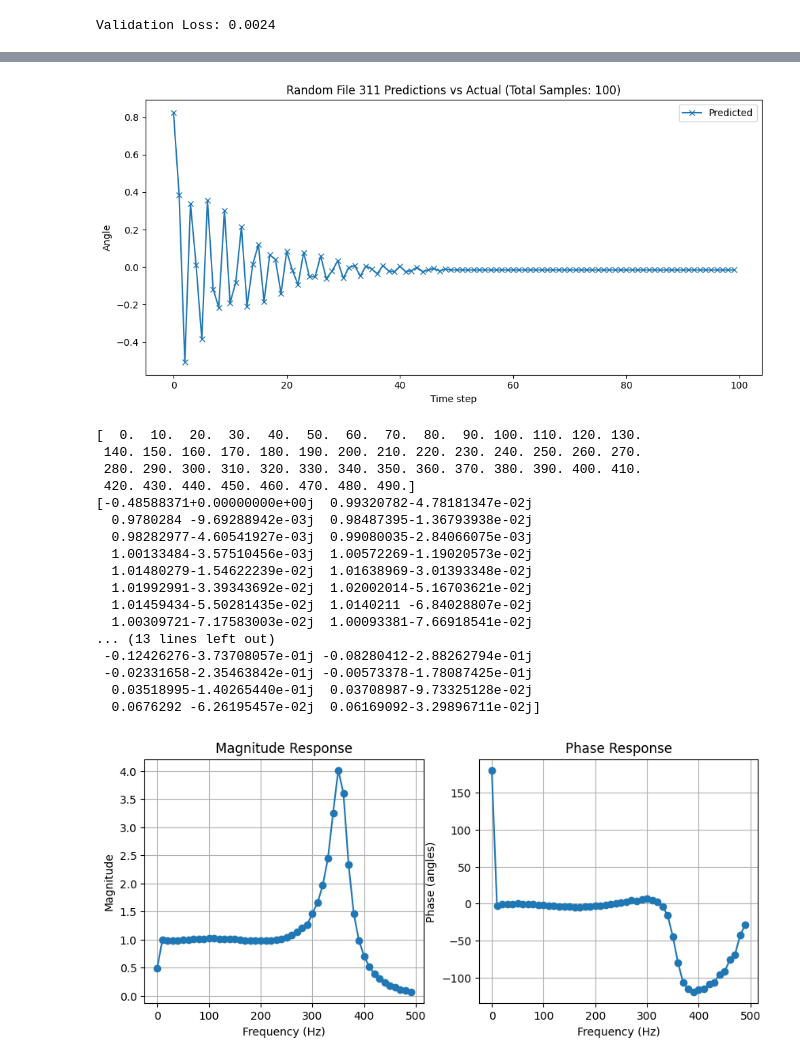
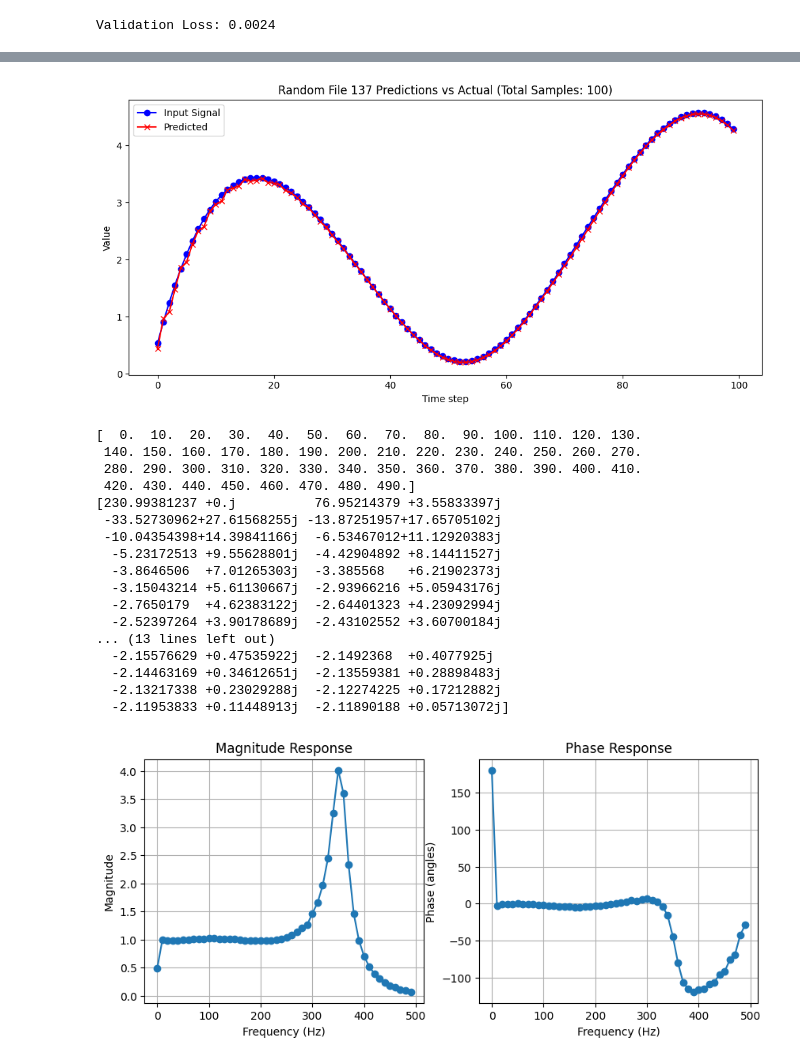
Before and after one commit to lintin528/motor_simulation, a Jupyter notebook: lstm_motorSim.ipynb, the cells around one changed output, grey strips where cells are left out. Drawn from its saved outputs; the diff is of its cells as text; code cells hidden in the pictures.

```diff
--- a/lstm_motorSim.ipynb
+++ b/lstm_motorSim.ipynb
@@ -345,60 +388,62 @@ preds = []
 actuals = []
 
 
-for sample in impulse_input:
+for sample in input_signal:
     input_val = sample
     input_queue.append(input_val)
 
     # convert to tensor (1, 20, 1)
     input_tensor = torch.tensor(list(input_queue), dtype=torch.float32, device=device)
     input_tensor = input_tensor.unsqueeze(0).unsqueeze(-1)
 
     with torch.no_grad():
         pred, _ = model(input_tensor)
     pred_val = pred.squeeze().item()
 
     preds.append(pred_val)
 
 
 plt.figure(figsize=(10, 5))
-plt.plot(range(len(preds)), preds, label="Predicted", marker='x')
+plt.plot(range(len(input_signal)), input_signal, label="Input Signal", marker='o', color='b')
+plt.plot(range(len(preds)), preds, label="Predicted", marker='x', color='r')
 plt.title(f"Random File {idx} Predictions vs Actual (Total Samples: {len(preds)})")
 plt.xlabel("Time step")
-plt.ylabel("Angle")
-plt.legend()
+plt.ylabel("Value")
+plt.legend()  # 顯示圖例
 plt.tight_layout()
 plt.show()
+
 
 h_n = np.array(preds)
 H_w = np.fft.fft(h_n)
 
 N = len(h_n)
 Ts = 1 / 1000
 freqs = np.fft.fftfreq(N, d=Ts)
 
 positive_freqs = freqs[freqs >= 0]
 positive_H_w = H_w[freqs >= 0]
 print(positive_freqs)
 print(positive_H_w)
 # %% [output]
-[figure, old version]
+[figure, new version]
 [  0.  10.  20.  30.  40.  50.  60.  70.  80.  90. 100. 110. 120. 130.
  140. 150. 160. 170. 180. 190. 200. 210. 220. 230. 240. 250. 260. 270.
  280. 290. 300. 310. 320. 330. 340. 350. 360. 370. 380. 390. 400. 410.
  420. 430. 440. 450. 460. 470. 480. 490.]
-[-0.48588371+0.00000000e+00j  0.99320782-4.78181347e-02j
-  0.9780284 -9.69288942e-03j  0.98487395-1.36793938e-02j
-  0.98282977-4.60541927e-03j  0.99080035-2.84066075e-03j
-  1.00133484-3.57510456e-03j  1.00572269-1.19020573e-02j
-  1.01480279-1.54622239e-02j  1.01638969-3.01393348e-02j
-  1.01992991-3.39343692e-02j  1.02002014-5.16703621e-02j
-  1.01459434-5.50281435e-02j  1.0140211 -6.84028807e-02j
-  1.00309721-7.17583003e-02j  1.00093381-7.66918541e-02j
+[230.99381237 +0.j          76.95214379 +3.55833397j
+ -33.52730962+27.61568255j -13.87251957+17.65705102j
+ -10.04354398+14.39841166j  -6.53467012+11.12920383j
+  -5.23172513 +9.55628801j  -4.42904892 +8.14411527j
+  -3.8646506  +7.01265303j  -3.385568   +6.21902373j
+  -3.15043214 +5.61130667j  -2.93966216 +5.05943176j
+  -2.7650179  +4.62383122j  -2.64401323 +4.23092994j
+  -2.52397264 +3.90178689j  -2.43102552 +3.60700184j
 ... (13 lines left out)
- -0.12426276-3.73708057e-01j -0.08280412-2.88262794e-01j
- -0.02331658-2.35463842e-01j -0.00573378-1.78087425e-01j
-  0.03518995-1.40265440e-01j  0.03708987-9.73325128e-02j
-  0.0676292 -6.26195457e-02j  0.06169092-3.29896711e-02j]
+  -2.15576629 +0.47535922j  -2.1492368  +0.4077925j
+  -2.14463169 +0.34612651j  -2.13559381 +0.28898483j
+  -2.13217338 +0.23029288j  -2.12274225 +0.17212882j
+  -2.11953833 +0.11448913j  -2.11890188 +0.05713072j]
 # %%
 import matplotlib.pyplot as plt
 
```
Also changed, not shown: parts of 5 cells of this notebook.
